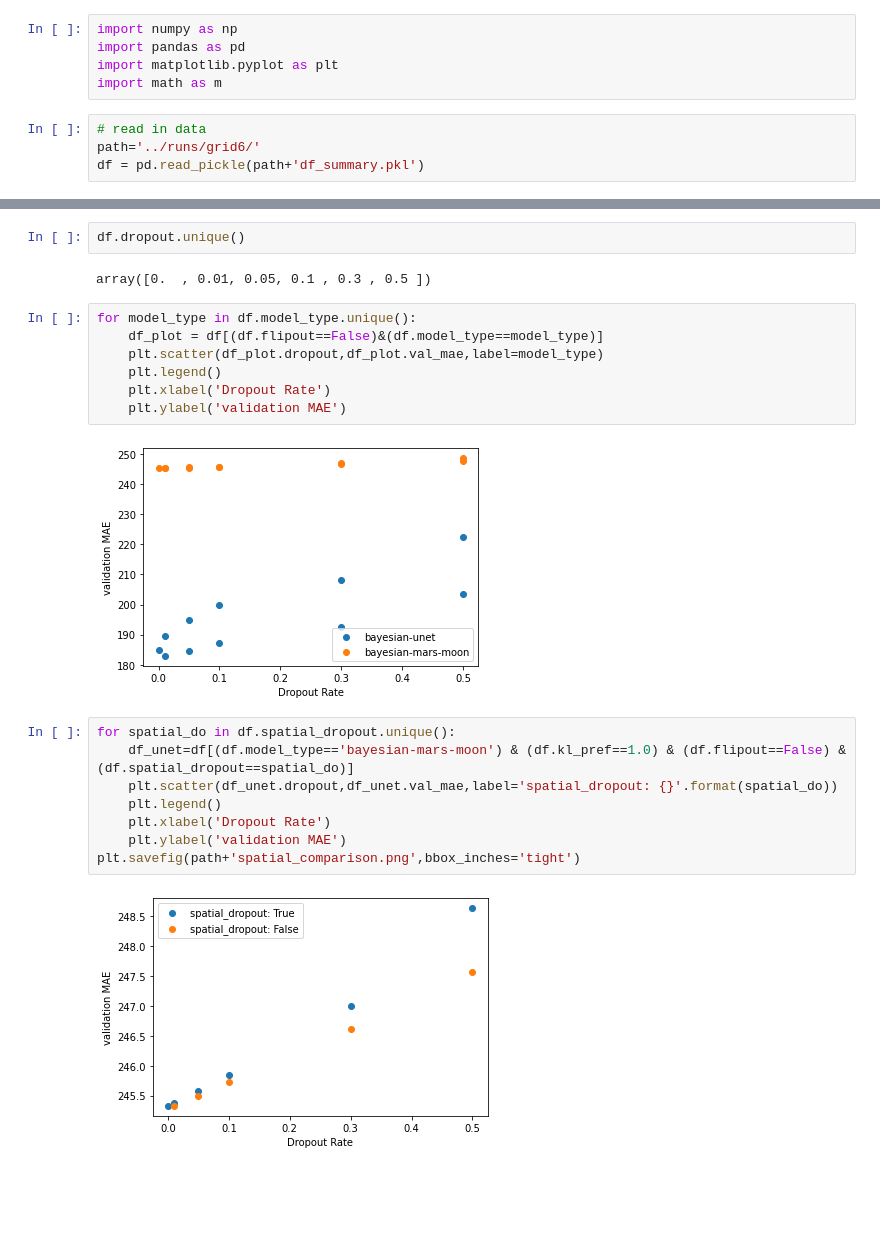
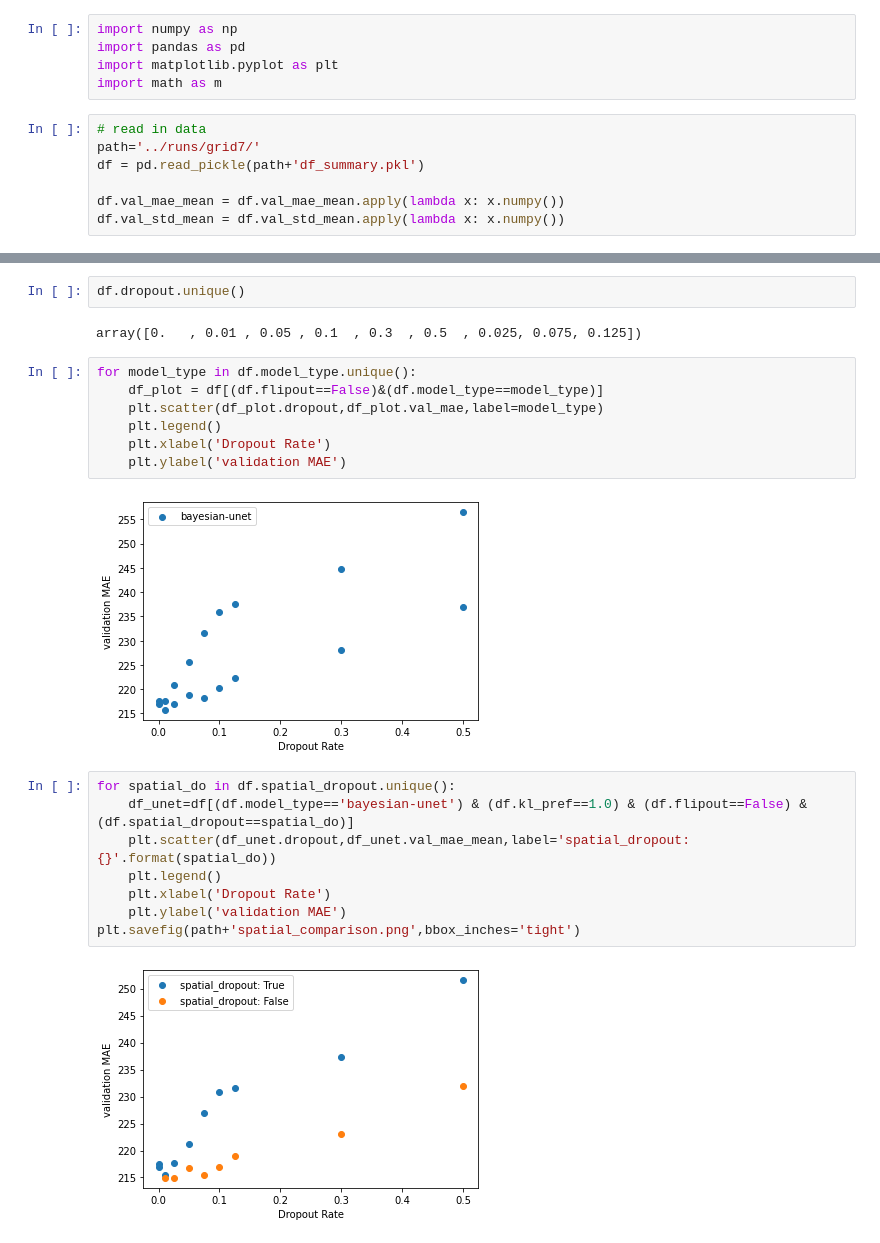
Before and after one commit to mueller-mp/airfoils_bnn, a Jupyter notebook: code/Auswertung.ipynb, the cells around one changed output, grey strips where cells are left out. Drawn from its saved outputs; the diff is of its cells as text; blank space fills up the shorter version.

```diff
--- a/code/Auswertung.ipynb
+++ b/code/Auswertung.ipynb
@@ -5,8 +5,11 @@ import matplotlib.pyplot as plt
 import math as m
 # %%
 # read in data
-path='../runs/grid6/'
+path='../runs/grid7/'
 df = pd.read_pickle(path+'df_summary.pkl')
+
+df.val_mae_mean = df.val_mae_mean.apply(lambda x: x.numpy())
+df.val_std_mean = df.val_std_mean.apply(lambda x: x.numpy())
 # %%
 df.head()
 # %% [output]
@@ -19,7 +22,7 @@ df.head()
 # %%
 df.dropout.unique()
 # %% [output]
-array([0.  , 0.01, 0.05, 0.1 , 0.3 , 0.5 ])
+array([0.   , 0.01 , 0.05 , 0.1  , 0.3  , 0.5  , 0.025, 0.075, 0.125])
 # %%
 for model_type in df.model_type.unique():
     df_plot = df[(df.flipout==False)&(df.model_type==model_type)]
@@ -28,14 +31,14 @@ for model_type in df.model_type.unique():
     plt.xlabel('Dropout Rate')
     plt.ylabel('validation MAE')
 # %% [output]
-[figure, old version]
+[figure, new version]
 # %%
 for spatial_do in df.spatial_dropout.unique():
-    df_unet=df[(df.model_type=='bayesian-mars-moon') & (df.kl_pref==1.0) & (df.flipout==False) & (df.spatial_dropout==spatial_do)]
-    plt.scatter(df_unet.dropout,df_unet.val_mae,label='spatial_dropout: {}'.format(spatial_do))
+    df_unet=df[(df.model_type=='bayesian-unet') & (df.kl_pref==1.0) & (df.flipout==False) & (df.spatial_dropout==spatial_do)]
+    plt.scatter(df_unet.dropout,df_unet.val_mae_mean,label='spatial_dropout: {}'.format(spatial_do))
     plt.legend()
     plt.xlabel('Dropout Rate')
     plt.ylabel('validation MAE')
 plt.savefig(path+'spatial_comparison.png',bbox_inches='tight')
 # %% [output]
-[figure, old version]
+[figure, new version]
```
Also changed, not shown: parts of 16 cells of this notebook, 2 other files.
